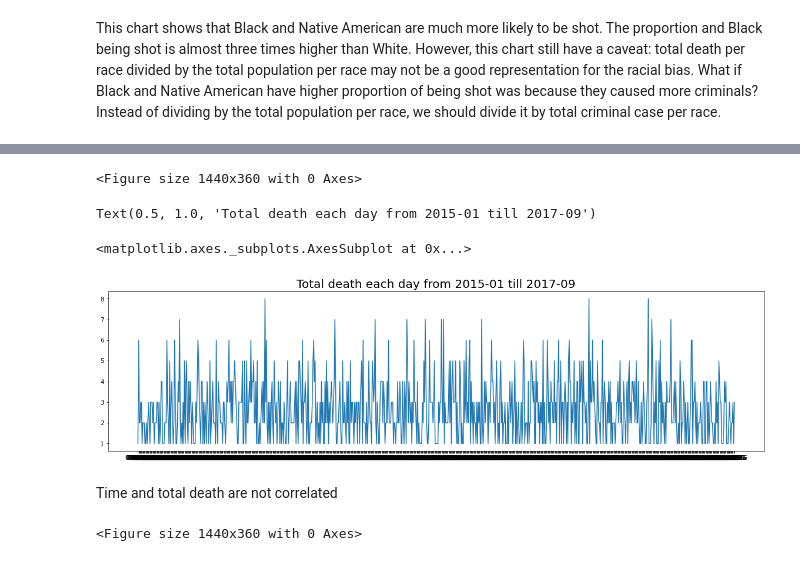
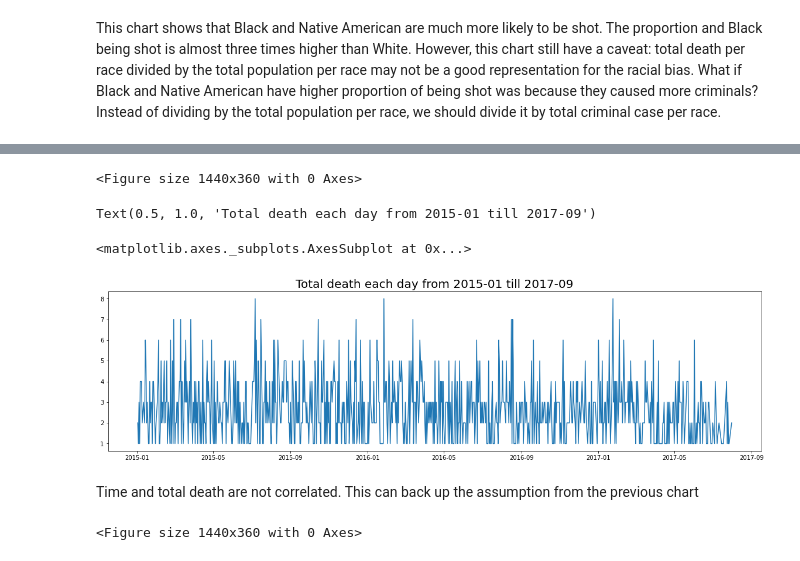
Before and after one commit to UToledo-DataScience/Fatal-Police-Shootings-in-the-US, a Jupyter notebook: EDA/EDA.ipynb, the cells around one changed output, grey strips where cells are left out. Cells and saved outputs as stored; diff of their text form; code cells hidden in the pictures.

```diff
--- a/EDA/EDA.ipynb
+++ b/EDA/EDA.ipynb
@@ -205,15 +254,15 @@ However, this chart still have a caveat: total death per race divided by the tot
 # %%
-a = police_killing_us.groupby('date').size()
+a = fatal_police_shooting_us.groupby('date').size()
 plt.figure(figsize=(20,5))
 plt.title('Total death each day from 2015-01 till 2017-09',fontdict={'fontsize':20})
 sns.lineplot(data=a)
 # %% [output]
 <Figure size 1440x360 with 0 Axes>
 Text(0.5, 1.0, 'Total death each day from 2015-01 till 2017-09')
 <matplotlib.axes._subplots.AxesSubplot at 0x...>
-[figure, old version]
+[figure, new version]
 # %% [markdown]
-Time and total death are not correlated
+Time and total death are not correlated. This can back up the assumption from the previous chart
 # %%
 ##### need to divide by each state's polulation
 a = police_killing_us.groupby('state').size().sort_values(ascending=False)
```
Also changed, not shown: parts of 5 cells of this notebook.
